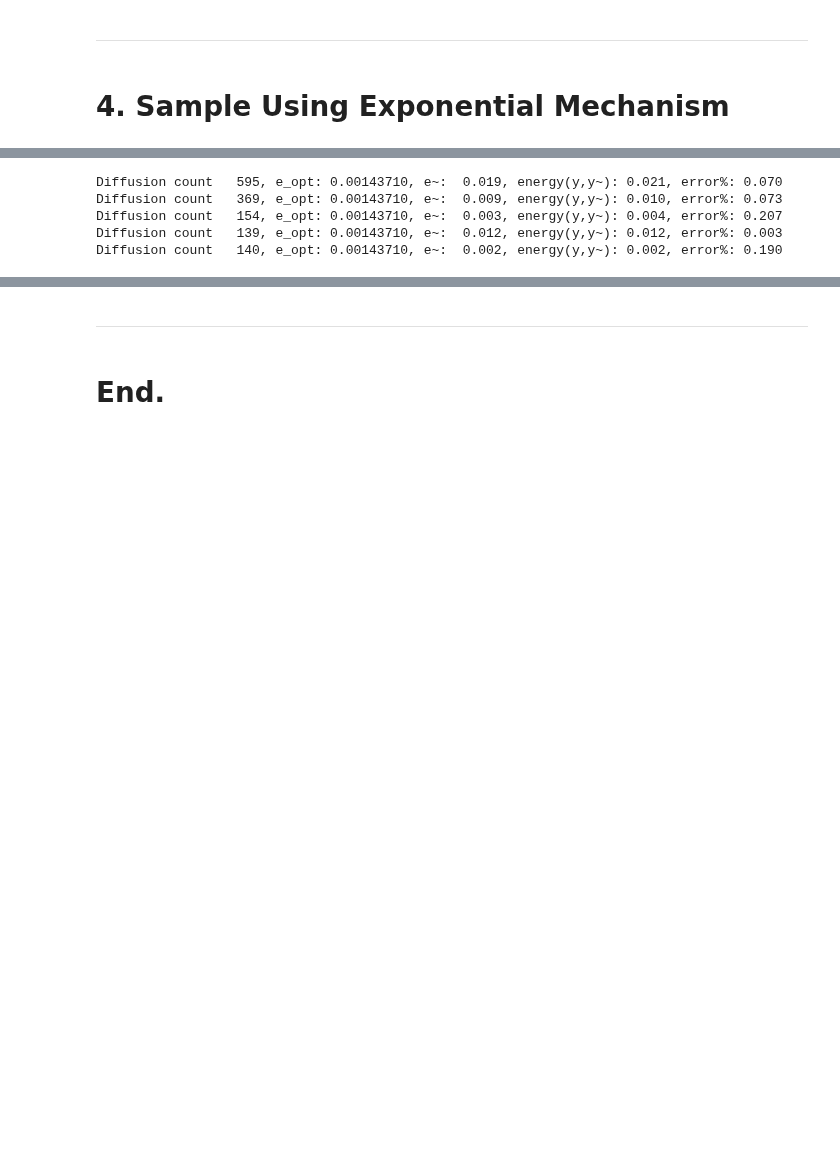
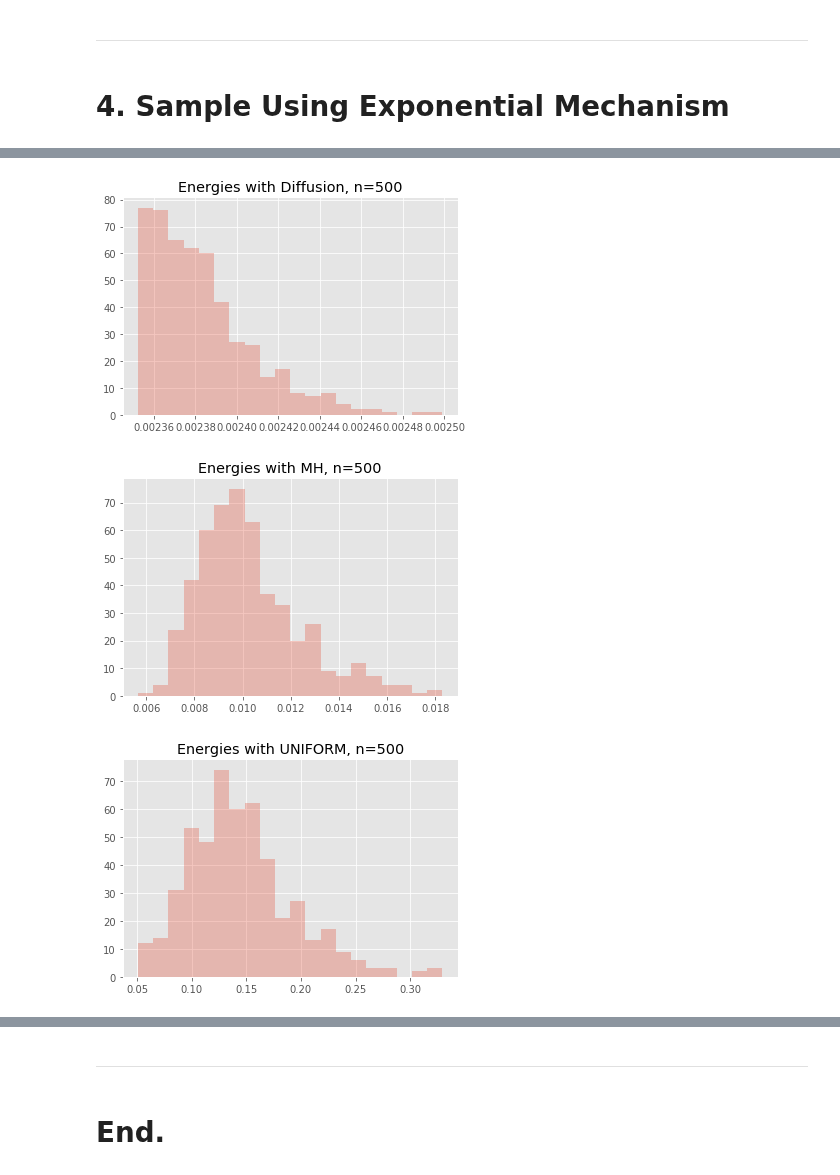
Before and after one commit to diesendruck/pv, a Jupyter notebook: mv_sp_privacy/src/mv_sp_privacy.ipynb, the cells around one changed output, grey strips where cells are left out. Drawn from its saved outputs; the diff is of its cells as text; code cells hidden in the pictures; blank space fills up the shorter version.

```diff
--- a/mv_sp_privacy/src/mv_sp_privacy.ipynb
+++ b/mv_sp_privacy/src/mv_sp_privacy.ipynb
@@ -534,20 +591,24 @@ Laplace(2 * U / alpha) = Laplace(2 * 0.0071 / 1.00) = Laplace(0.014)
-# %%
-# Sample support points.
-y_tildes_info = []
-num_y_tildes = 5
-
-for i in range(num_y_tildes):
-    y_tilde, e_tilde, energy_y_y_tilde = sample_sp_exp_mech(e_opt, energy_sensitivity,
-                                                            x, y_opt, MAX_ITER, LR,
-                                                            alpha=ALPHA)
-    y_tildes_info.append({'y_tilde': y_tilde,
-                          'e_opt': e_opt,
-                          'e_tilde': e_tilde,
-                          'energy_y_y_tilde': energy_y_y_tilde})
-# %% [output]
-Diffusion count   595, e_opt: 0.00143710, e~:  0.019, energy(y,y~): 0.021, error%: 0.070
-Diffusion count   369, e_opt: 0.00143710, e~:  0.009, energy(y,y~): 0.010, error%: 0.073
-Diffusion count   154, e_opt: 0.00143710, e~:  0.003, energy(y,y~): 0.004, error%: 0.207
-Diffusion count   139, e_opt: 0.00143710, e~:  0.012, energy(y,y~): 0.012, error%: 0.003
-Diffusion count   140, e_opt: 0.00143710, e~:  0.002, energy(y,y~): 0.002, error%: 0.190
+# %%
+# Compare to energies of e(y_opt, uniform)
+baseline_energies = np.zeros(NUM_Y_TILDES)
+for i in range(NUM_Y_TILDES):
+    e_, _ = energy(y_opt, np.random.uniform(size=y_opt.shape))
+    baseline_energies[i] = e_
+
+# Plot results.
+plt.title('Energies with Diffusion, n={}'.format(len(energies_diffusion)))
+plt.hist(energies_diffusion, bins=20, alpha=0.3)
+plt.show()
+
+plt.title('Energies with MH, n={}'.format(len(energies_mh)))
+plt.hist(energies_mh, bins=20, alpha=0.3)
+plt.show()
+
+plt.title('Energies with UNIFORM, n={}'.format(len(baseline_energies)))
+plt.hist(baseline_energies, bins=20, alpha=0.3)
+plt.show()
+# %% [output]
+[figure, added]
+[figure, added]
+[figure, added]
 # %%
```
Also changed, not shown: parts of 6 cells of this notebook.
